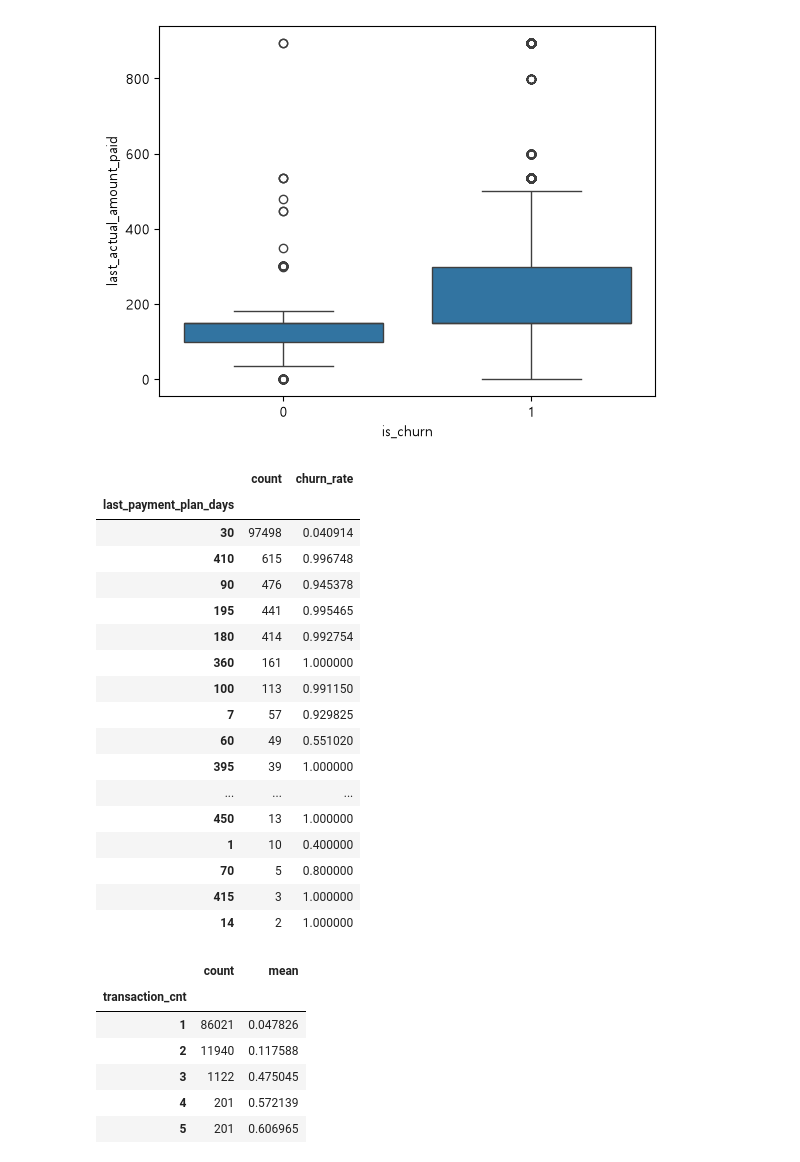
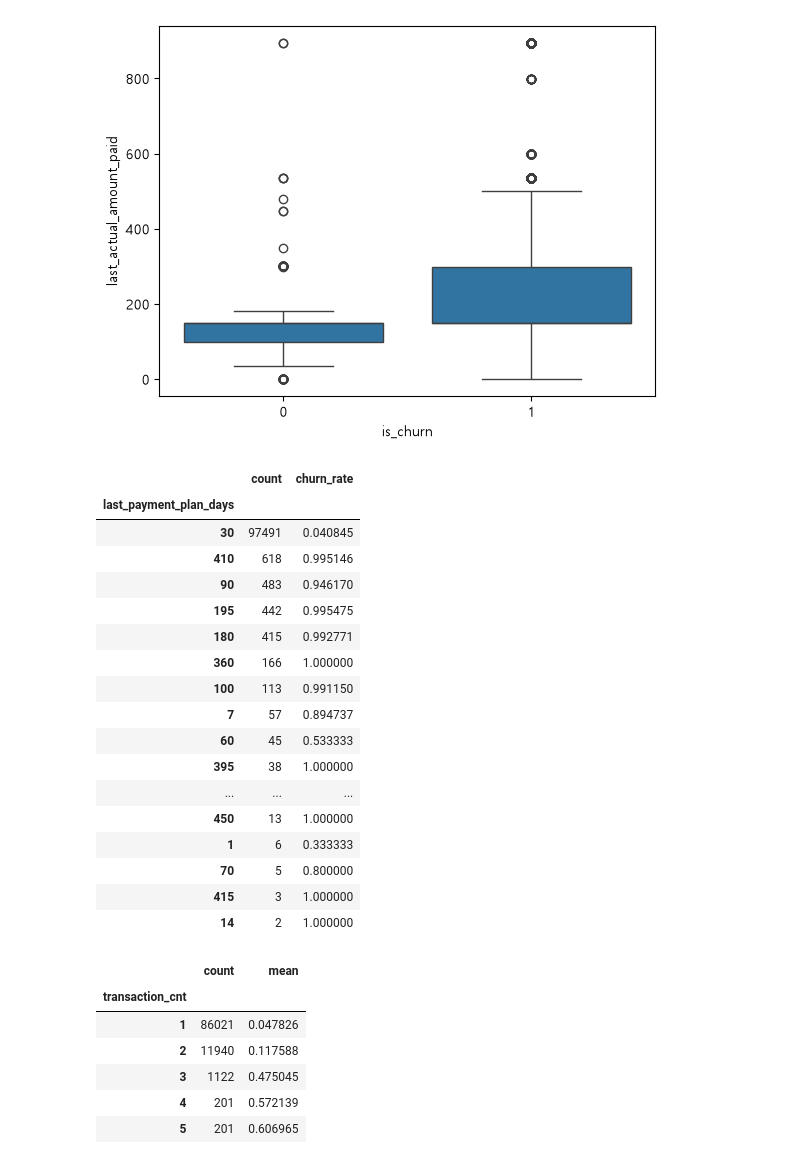
Before and after one commit to SKNETWORKS-FAMILY-AICAMP/SKN36-2nd-1Team, a Jupyter notebook: notebooks/01_eda/02_ml_yongwoo.ipynb, the cells around one changed output. Drawn from its saved outputs; the diff is of its cells as text; code cells hidden in the pictures.

```diff
--- a/notebooks/01_eda/02_ml_yongwoo.ipynb
+++ b/notebooks/01_eda/02_ml_yongwoo.ipynb
@@ -54,8 +56,8 @@ members와 매칭되지 않은 행: 0
 ### 분석용 파생 컬럼
 원본 컬럼은 건드리지 않고 분석용 컬럼을 따로 추가합니다.
 # %%
-# 기준 시점: 샘플 안에서 가장 늦은 가입일. 가입 기간(얼마나 오래된 고객인지)을 계산하는 기준점
-BASE_DATE = df_members["registration_init_time"].max()
+# 기준 시점: 2017-02-28. 가입 기간(얼마나 오래된 고객인지)을 계산하는 기준점
+BASE_DATE = pd.Timestamp("2017-02-28")
 print("기준 시점:", BASE_DATE.date())
 
 df_members["reg_year"] = df_members["registration_init_time"].dt.year
@@ -73,7 +75,11 @@ df_members["tenure_bin"] = pd.cut(
 )
 
 # 성별: 결측을 '미입력'이라는 하나의 그룹으로 취급
-df_members["gender_status"] = df_members["gender"].fillna("미입력")
+# members에 없는 고객(city 결측)은 "members없음"으로 따로 구분 → 성별 미입력과 섞이지 않게
+df_members["has_member"] = df_members["city"].notna().astype(int)
+df_members["gender_status"] = np.where(
+    df_members["has_member"].eq(0), "members없음", df_members["gender"].fillna("미입력")
+)
 
 # 나이 상태: np.select는 조건 목록을 위에서부터 검사해 처음 맞는 값을 넣음, 모두 아니면 default
 df_members["bd_status"] = np.select(
@@ -531,7 +537,8 @@ transaction_cnt.head()
 ### last transaction만 뽑아보기
 # %%
 trans = trans.sort_values(
-    ["msno", "transaction_date"]
+    ["msno", "transaction_date", "membership_expire_date"],
+    kind="mergesort"
 )
 
 last_trans = (
@@ -614,6 +621,8 @@ eda_df = df_train_ref[
     on='msno',
     how='left'
 )
+# 2/28 이전 거래가 없는 고객은 NaN → 표에서 빠지지 않도록 플래그로 구분
+eda_df['has_tx'] = eda_df['transaction_cnt'].notna().astype(int)
 # %%
 eda_df.isnull().sum()
 # %% [output]
@@ -725,29 +747,29 @@ plt.show()
 [figure]
 # %%
 plan_summary = (
-    eda_df.groupby('last_payment_plan_days')['is_churn']
+    eda_df.groupby('last_payment_plan_days', dropna=False)['is_churn']
     .agg(['count', 'mean'])
     .rename(columns={'mean': 'churn_rate'})
     .sort_values('count', ascending=False)
 )
 
 plan_summary.head(20)
 # %% [output]
 |  | count | churn_rate |
 | last_payment_plan_days |  |  |
-| 30 | 97498 | 0.040914 |
-| 410 | 615 | 0.996748 |
-| 90 | 476 | 0.945378 |
-| 195 | 441 | 0.995465 |
-| 180 | 414 | 0.992754 |
-| 360 | 161 | 1.000000 |
+| 30 | 97491 | 0.040845 |
+| 410 | 618 | 0.995146 |
+| 90 | 483 | 0.946170 |
+| 195 | 442 | 0.995475 |
+| 180 | 415 | 0.992771 |
+| 360 | 166 | 1.000000 |
 | 100 | 113 | 0.991150 |
-| 7 | 57 | 0.929825 |
-| 60 | 49 | 0.551020 |
-| 395 | 39 | 1.000000 |
+| 7 | 57 | 0.894737 |
+| 60 | 45 | 0.533333 |
+| 395 | 38 | 1.000000 |
 | ... | ... | ... |
 | 450 | 13 | 1.000000 |
-| 1 | 10 | 0.400000 |
+| 1 | 6 | 0.333333 |
 | 70 | 5 | 0.800000 |
 | 415 | 3 | 1.000000 |
 | 14 | 2 | 1.000000 |
```
Also changed, not shown: parts of 34 cells of this notebook, 1 other file.
